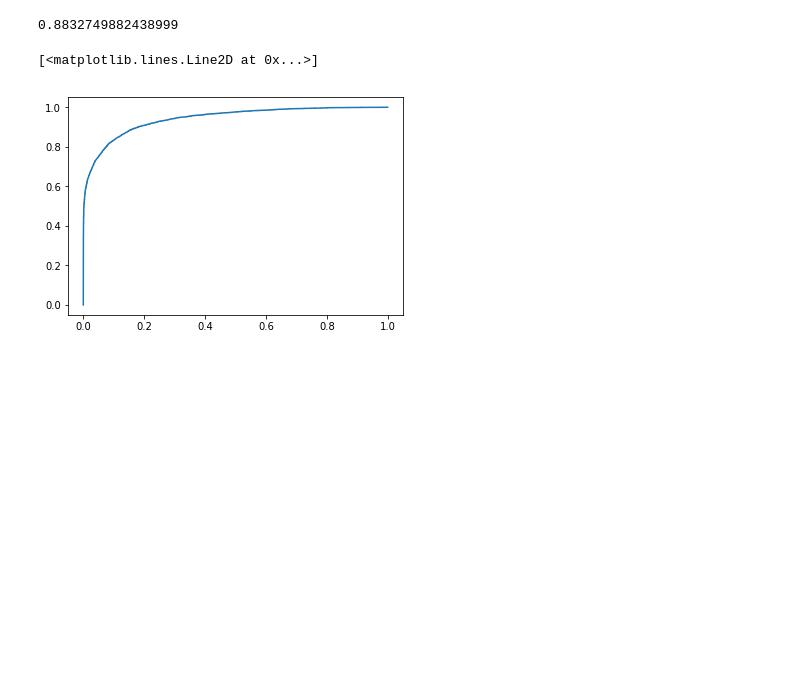
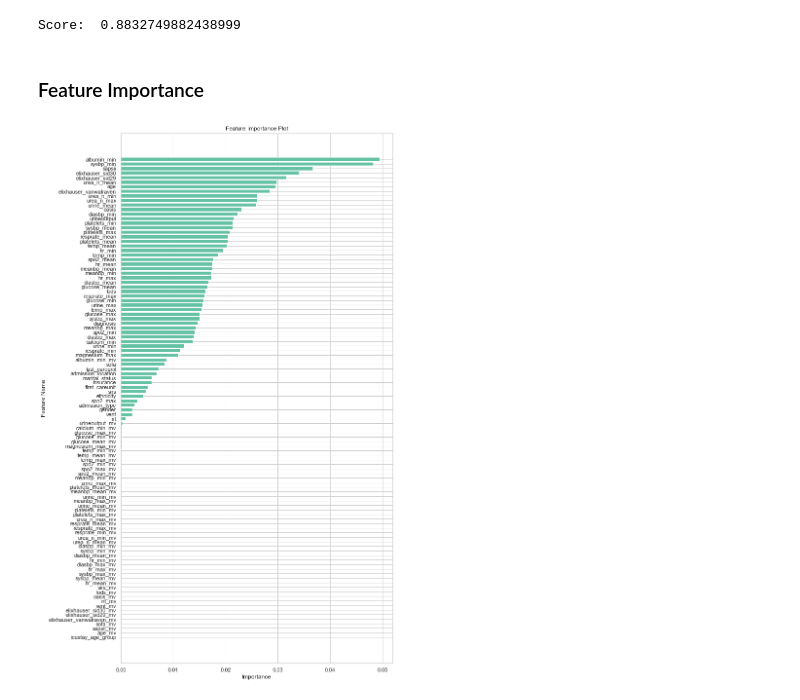
Before and after one commit to NicolasHu11/Short-Long-Term-Mortality-Prediction, a Jupyter notebook: Process Books/Random Forest 1 Year.ipynb, the cells around one changed output. Cells and saved outputs as stored; diff of their text form; code cells hidden in the pictures; blank space fills up the shorter version.

```diff
--- a/Process Books/Random Forest 1 Year.ipynb
+++ b/Process Books/Random Forest 1 Year.ipynb
@@ -23,15 +13,0 @@ y_test  = data_test_1y.copy()
-# %%
-X_train = X_train.drop(['one_year', 'thirty_days'], axis = 1)
-y_train = y_train[['one_year']]
-
-X_test = X_test.drop(['one_year', 'thirty_days'], axis = 1)
-y_test = y_test[['one_year']]
-
-
-y_train = y_train['one_year']
-y_test = y_test['one_year']
-
-
-print('X_train shape:', X_train.shape)
-print(X_train.shape[0], 'train samples')
-print(X_test.shape[0], 'test samples')
@@ -50,8 +35,15 @@ param_grid = {
     'min_samples_leaf' : [1],
 }
 # %%
-clf = RandomForestClassifier(
-    n_estimators=100,
-    max_depth=2,
-    random_state=0
-)
+grid_search = GridSearchCV(
+    RandomForestClassifier(
+        n_estimators=100,
+        max_depth=2,
+        random_state=0
+    ),
+    param_grid=param_grid,
+    verbose=3,
+    scoring='accuracy',
+    n_jobs=-1,
+    cv=5
+).fit(X_train, y_train)
@@ -58,9 +54,0 @@ clf = RandomForestClassifier(
-# %%
-grid_search = GridSearchCV(
-    clf,
-    param_grid=param_grid,
-    verbose=3,
-    scoring='accuracy',
-    n_jobs=-1,
-    cv=5
-).fit(X_train, y_train)
@@ -72,6 +57,6 @@ Fitting 5 folds for each of 1 candidates, totalling 5 fits
 # %%
 best_clf = grid_search.best_estimator_
 # %%
-print(best_clf.score(X_test, y_test))
+print("Score: ",best_clf.score(X_test, y_test))
 # %% [output]
-0.8832749882438999
+Score:  0.8832749882438999
@@ -82,5 +63,8 @@ fpr, tpr, thresholds = roc_curve(y_test, y_p)
-# %%
-plt.plot(fpr,tpr)
-# %% [output]
-[<matplotlib.lines.Line2D at 0x...>]
-[figure, removed]
+# %% [markdown]
+### Feature Importance
+# %%
+names = X_test.columns.tolist()
+values = best_clf.feature_importances_
+feature_importance_bar(names, values, figsize=(10, 20))
+# %% [output]
+[figure, added]
```
Also changed, not shown: parts of 23 cells of this notebook, 3 other files.
